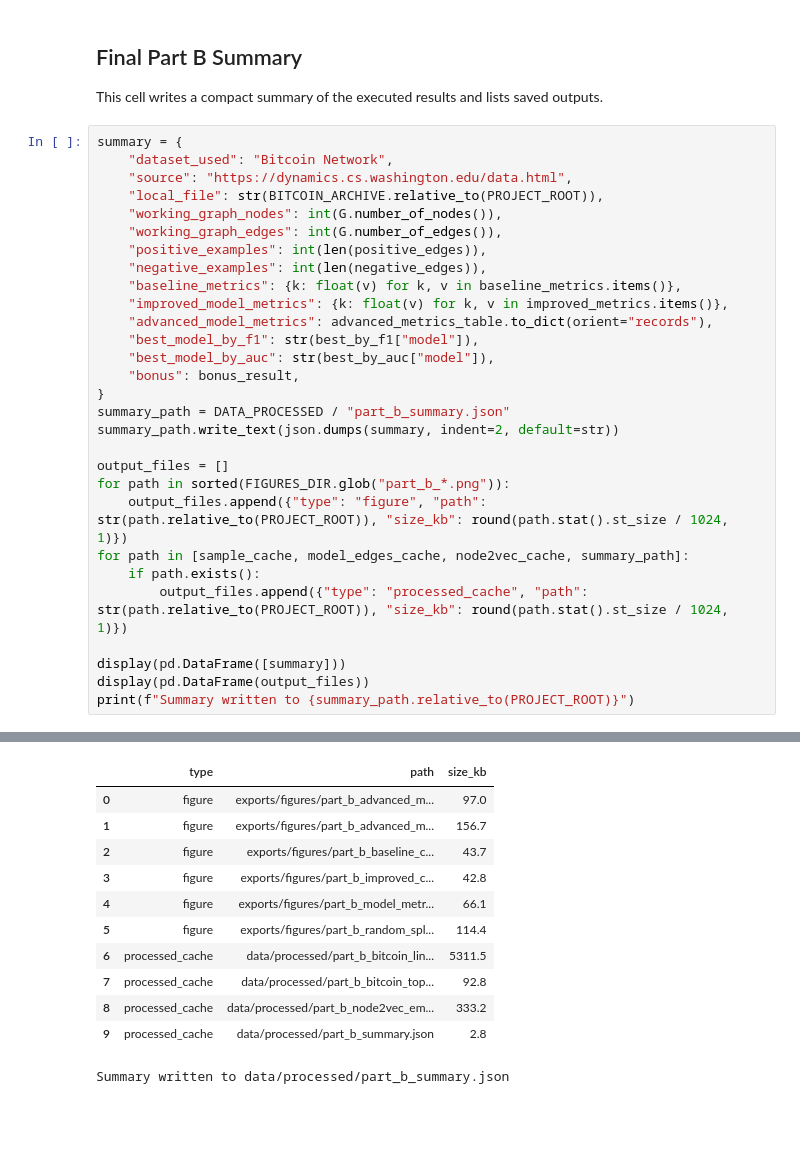
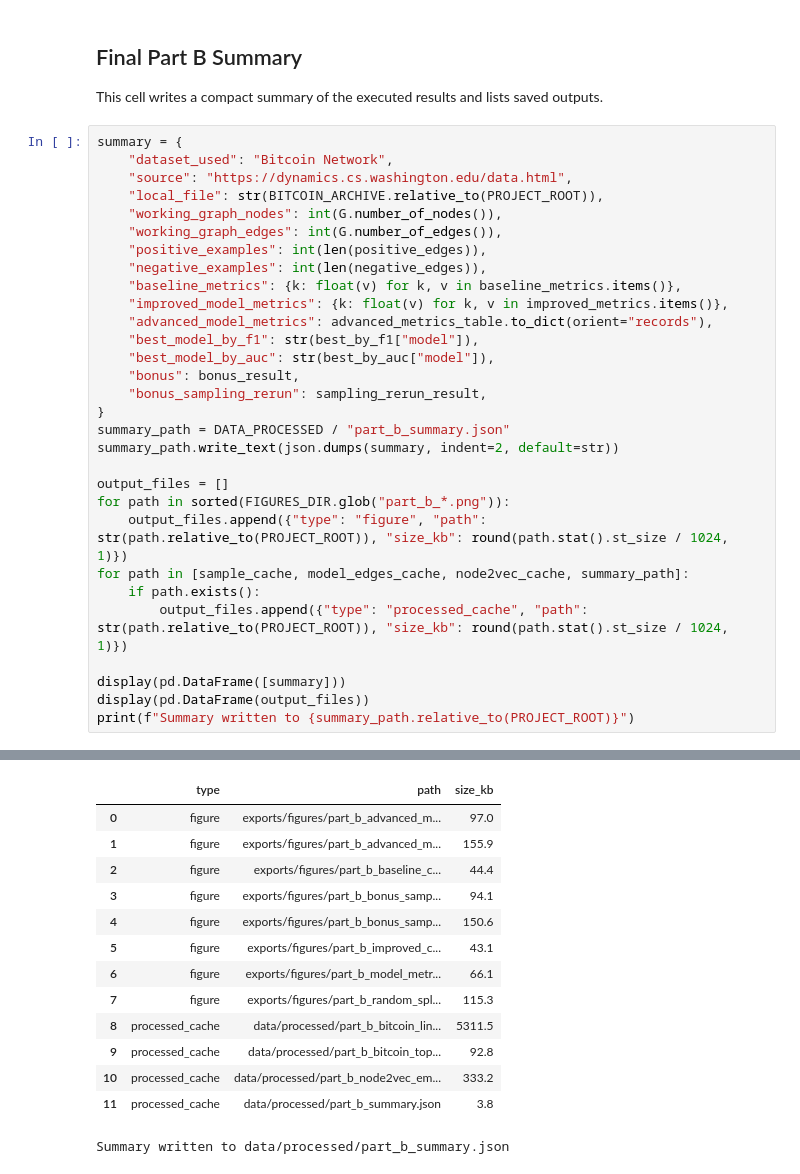
Before and after one commit to Bershco/ds-course-network-analysis, a Jupyter notebook: notebooks/part_b.ipynb, the cells around one changed output, grey strips where cells are left out. Cells and saved outputs as stored; diff of their text form; blank space fills up the shorter version.

Commit message:
Rerun Part B bonus with time-aware sampling

```diff
--- a/notebooks/part_b.ipynb
+++ b/notebooks/part_b.ipynb
@@ -863,40 +1059,43 @@ summary = {
     "local_file": str(BITCOIN_ARCHIVE.relative_to(PROJECT_ROOT)),
     "working_graph_nodes": int(G.number_of_nodes()),
     "working_graph_edges": int(G.number_of_edges()),
     "positive_examples": int(len(positive_edges)),
     "negative_examples": int(len(negative_edges)),
     "baseline_metrics": {k: float(v) for k, v in baseline_metrics.items()},
     "improved_model_metrics": {k: float(v) for k, v in improved_metrics.items()},
     "advanced_model_metrics": advanced_metrics_table.to_dict(orient="records"),
     "best_model_by_f1": str(best_by_f1["model"]),
     "best_model_by_auc": str(best_by_auc["model"]),
     "bonus": bonus_result,
+    "bonus_sampling_rerun": sampling_rerun_result,
 }
 summary_path = DATA_PROCESSED / "part_b_summary.json"
 summary_path.write_text(json.dumps(summary, indent=2, default=str))
 
 output_files = []
 for path in sorted(FIGURES_DIR.glob("part_b_*.png")):
     output_files.append({"type": "figure", "path": str(path.relative_to(PROJECT_ROOT)), "size_kb": round(path.stat().st_size / 1024, 1)})
 for path in [sample_cache, model_edges_cache, node2vec_cache, summary_path]:
     if path.exists():
         output_files.append({"type": "processed_cache", "path": str(path.relative_to(PROJECT_ROOT)), "size_kb": round(path.stat().st_size / 1024, 1)})
 
 display(pd.DataFrame([summary]))
 display(pd.DataFrame(output_files))
 print(f"Summary written to {summary_path.relative_to(PROJECT_ROOT)}")
 # %% [output]
 |  | dataset_used | source | local_file | working_graph_nodes | working_graph_edges | positive_examples | ... |
 | 0 | Bitcoin Network | https://dynamics.cs.washington.ed... | data/raw/directed_network/bitcoin... | 3462 | 6294 | 6294 | ... |
 |  | type | path | size_kb |
 | 0 | figure | exports/figures/part_b_advanced_m... | 97.0 |
-| 1 | figure | exports/figures/part_b_advanced_m... | 156.7 |
-| 2 | figure | exports/figures/part_b_baseline_c... | 43.7 |
-| 3 | figure | exports/figures/part_b_improved_c... | 42.8 |
-| 4 | figure | exports/figures/part_b_model_metr... | 66.1 |
-| 5 | figure | exports/figures/part_b_random_spl... | 114.4 |
-| 6 | processed_cache | data/processed/part_b_bitcoin_lin... | 5311.5 |
-| 7 | processed_cache | data/processed/part_b_bitcoin_top... | 92.8 |
-| 8 | processed_cache | data/processed/part_b_node2vec_em... | 333.2 |
-| 9 | processed_cache | data/processed/part_b_summary.json | 2.8 |
+| 1 | figure | exports/figures/part_b_advanced_m... | 155.9 |
+| 2 | figure | exports/figures/part_b_baseline_c... | 44.4 |
+| 3 | figure | exports/figures/part_b_bonus_samp... | 94.1 |
+| 4 | figure | exports/figures/part_b_bonus_samp... | 150.6 |
+| 5 | figure | exports/figures/part_b_improved_c... | 43.1 |
+| 6 | figure | exports/figures/part_b_model_metr... | 66.1 |
+| 7 | figure | exports/figures/part_b_random_spl... | 115.3 |
+| 8 | processed_cache | data/processed/part_b_bitcoin_lin... | 5311.5 |
+| 9 | processed_cache | data/processed/part_b_bitcoin_top... | 92.8 |
+| 10 | processed_cache | data/processed/part_b_node2vec_em... | 333.2 |
+| 11 | processed_cache | data/processed/part_b_summary.json | 3.8 |
 Summary written to data/processed/part_b_summary.json
```
Also changed, not shown: parts of 9 cells of this notebook.
